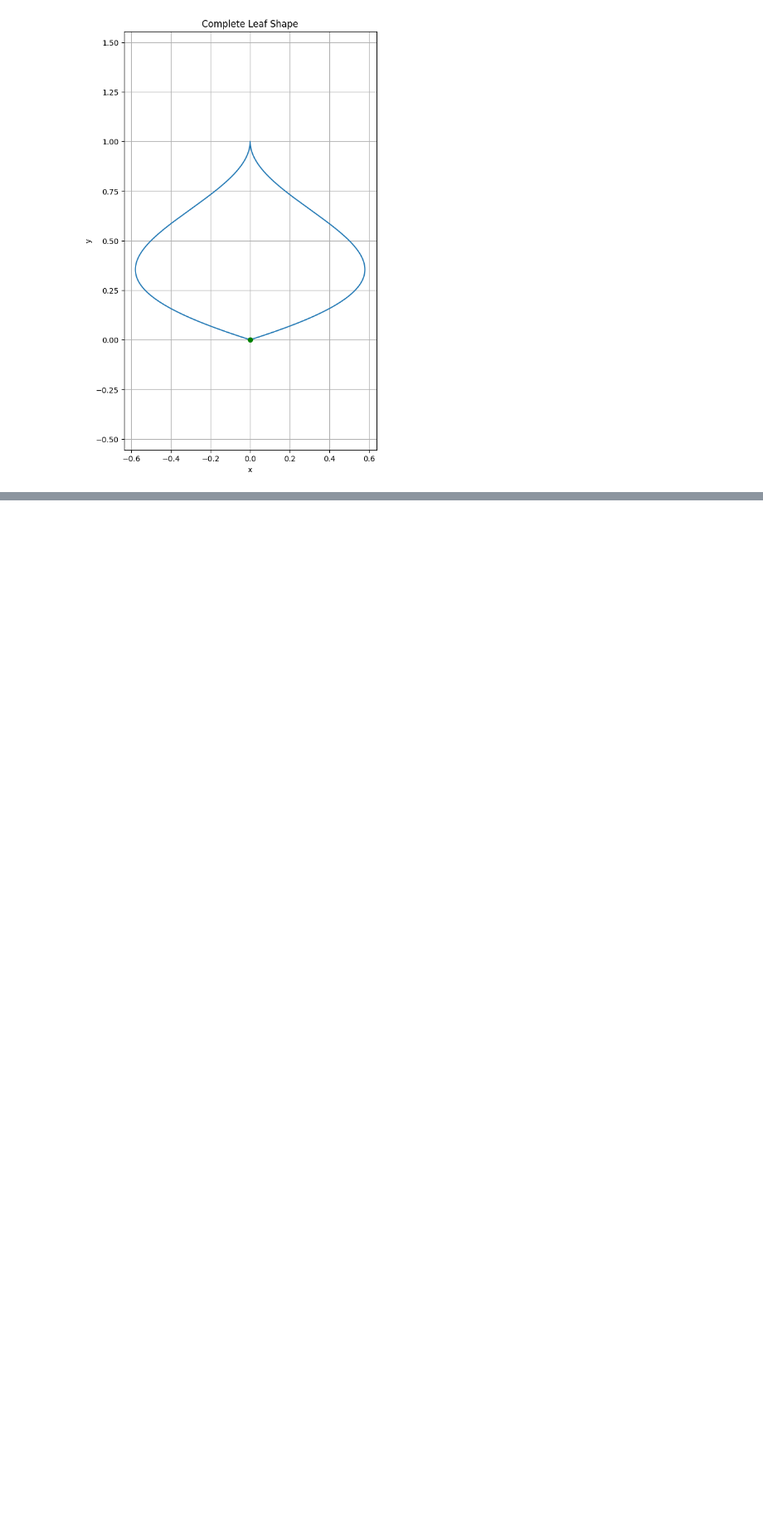
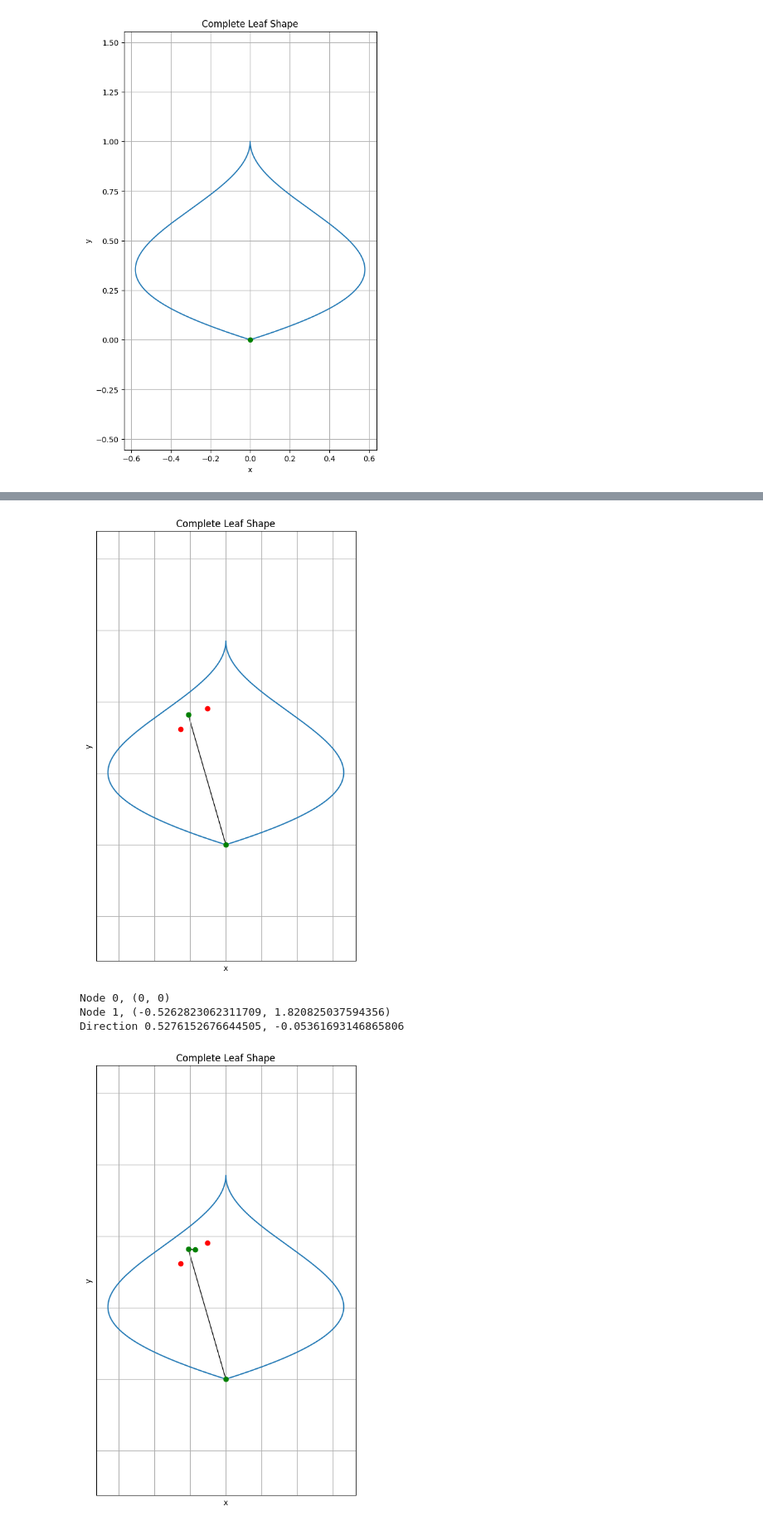
Before and after one commit to Antel0pe/leaf-venation, a Jupyter notebook: LeafVeins.ipynb, the cells around one changed output, grey strips where cells are left out. Shown at 83% size. Saved outputs shown, nothing was run; the diff lists cells and outputs as text; code cells hidden in the pictures; blank space fills up the shorter version.

```diff
--- a/LeafVeins.ipynb
+++ b/LeafVeins.ipynb
@@ -302,0 +361,31 @@ plot_leaf(x, y, veins, getAuxinSourceX(auxinSources), getAuxinSourceY(auxinSourc
+# %%
+veins, auxinSources, x, y = resetSimulation(veins, auxinSources, x, y)
+for i in range(15):
+    x,y = growLeaf(baseX, baseY, x, y, i)
+
+auxinSources = [[-0.6319548425015065, 1.619674268947901], [-0.2599113137264044, 1.9054575290971012]]
+veins.add_node(1, x=-0.5262823062311709,y=1.820825037594356)
+veins.add_edge(0, 1, width=1)
+plot_leaf(x, y, veins, getAuxinSourceX(auxinSources), getAuxinSourceY(auxinSources))
+
+for idx in range(len(veins.nodes())):
+    print(f'Node {idx}, ({veins.nodes()[idx]["x"]}, {veins.nodes()[idx]["y"]})')
+
+for i in range(5):
+    buckets = getBuckets(veins, auxinSources)
+    newVeinNodesAdded = addVeinsForBuckets(buckets, veins, distanceVeinGrows)
+
+    # veinsX, veinsY = getVeinPositionList(veins)
+    # print(dict(zip(veins.nodes, zip(veinsX, veinsY))))
+
+    auxinSources = removeSourcesCloseToVeins(veins, auxinSources, sourceToVeinDistanceThreshold)
+    plot_leaf(x, y, veins, getAuxinSourceX(auxinSources), getAuxinSourceY(auxinSources))
+
+    for idx in range(len(veins.nodes())):
+        print(f'Node {idx}, ({veins.nodes()[idx]["x"]}, {veins.nodes()[idx]["y"]})')
+# %% [output]
+[figure, added]
+Node 0, (0, 0)
+Node 1, (-0.5262823062311709, 1.820825037594356)
+Direction 0.5276152676644505, -0.05361693146865806
+[figure, added]
```
Also changed, not shown: parts of 6 cells of this notebook.
